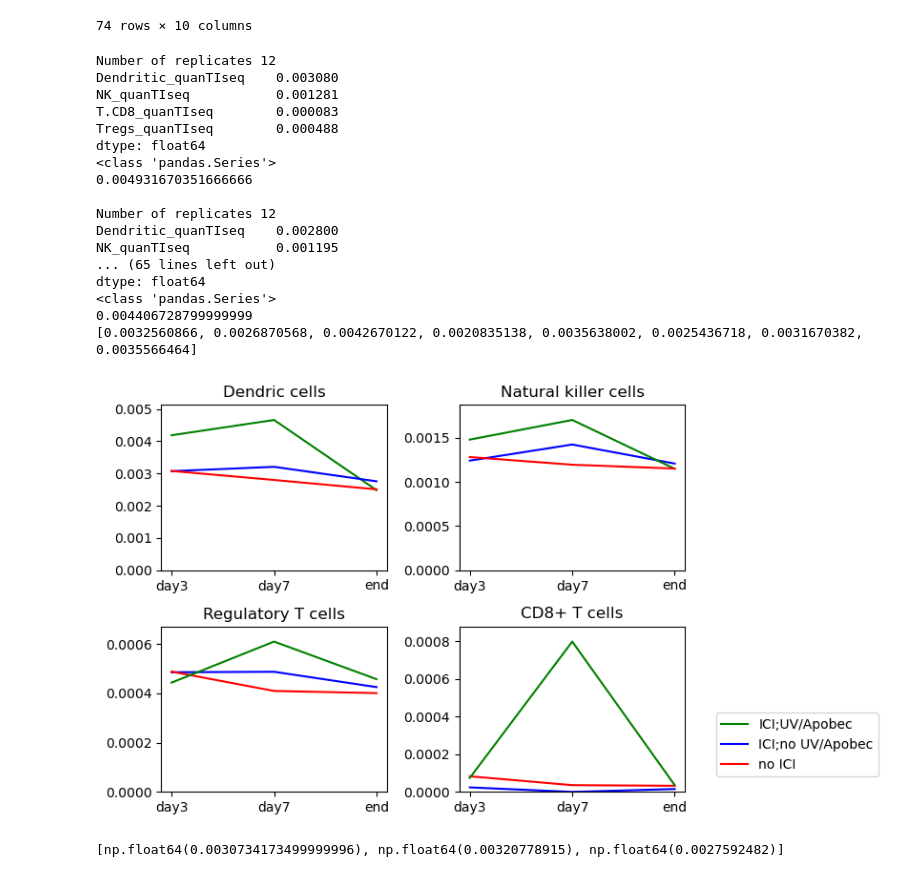
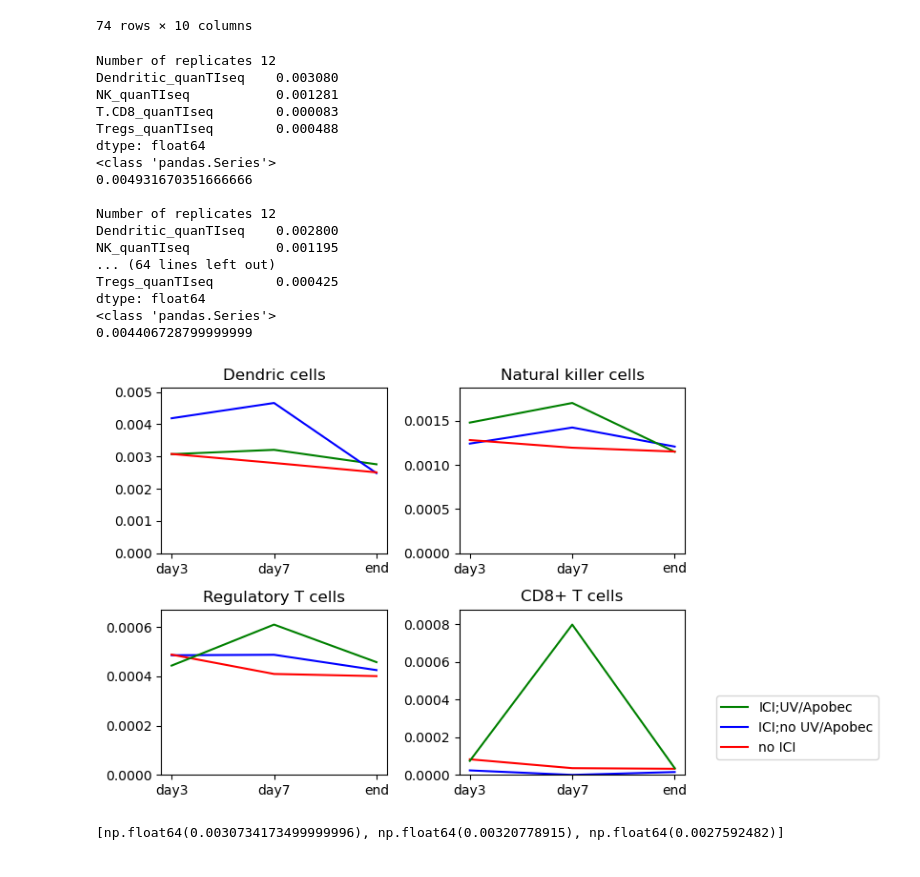
Before and after one commit to ZP-likes-coding/Cancer_immune_interaction, a Jupyter notebook: Fitting_T11.ipynb, the cells around one changed output. Cells and saved outputs as stored; diff of their text form; code cells hidden in the pictures.

```diff
--- a/Fitting_T11.ipynb
+++ b/Fitting_T11.ipynb
@@ -158,8 +158,8 @@ for day in time_points:
 fig,ax = plt.subplots(2,2)
 
 Dplot = ax[0,0]
-Dplot.plot(time_points,no_mutagen_mutagen_Ds,'g',label='ICI;UV/Apobec')
-Dplot.plot(time_points,Ds,'b',label='ICI;no UV/Apobec')
+Dplot.plot(time_points,no_mutagen_Ds,'g',label='ICI;UV/Apobec')
+Dplot.plot(time_points,mutagen_Ds,'b',label='ICI;no UV/Apobec')
 
 Dplot.plot(time_points,no_treatment_Ds,'r',label='no ICI')
 Dplot.set_title('Dendric cells')
@@ -181,36 +181,36 @@ Tregplot.plot(time_points,mutagen_Tregs,'g')
 Tregplot.set_title('Regulatory T cells')
 Tregplot.set_ylim(0.0,max([*no_mutagen_Tregs,*mutagen_Tregs,*no_treatment_Tregs])*1.1)
 
 T8plot = ax[1,1]
 T8plot.plot(time_points,no_mutagen_T8s,'b')
 T8plot.plot(time_points,no_treatment_T8s,'r')
 T8plot.plot(time_points,mutagen_T8s,'g')
 
 T8plot.set_title('CD8+ T cells')
 T8plot.set_ylim(0.0,max([*no_mutagen_T8s,*mutagen_T8s,*no_treatment_T8s])*1.1)
 
 fig.legend(handles,labels,bbox_to_anchor=(0.3, 0.1,1,1),loc = 'lower right')
 plt.tight_layout()
 plt.show()
 # %% [output]
 Number of replicates 12
 Dendritic_quanTIseq    0.003080
 NK_quanTIseq           0.001281
 T.CD8_quanTIseq        0.000083
 Tregs_quanTIseq        0.000488
 dtype: float64
 <class 'pandas.Series'>
 0.004931670351666666
 
 Number of replicates 12
 Dendritic_quanTIseq    0.002800
 NK_quanTIseq           0.001195
-... (65 lines left out)
+... (64 lines left out)
+Tregs_quanTIseq        0.000425
 dtype: float64
 <class 'pandas.Series'>
 0.004406728799999999
-[0.0032560866, 0.0026870568, 0.0042670122, 0.0020835138, 0.0035638002, 0.0025436718, 0.0031670382, 0.0035566464]
-[figure, old version]
+[figure, new version]
 # %%
 import math
 # %%
```
